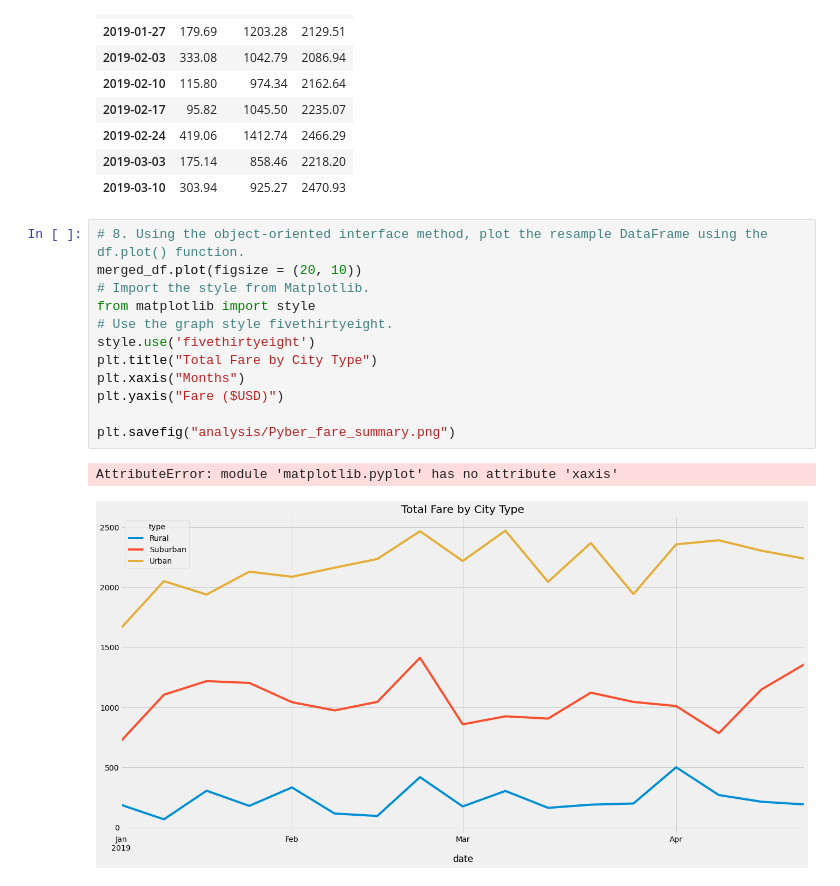
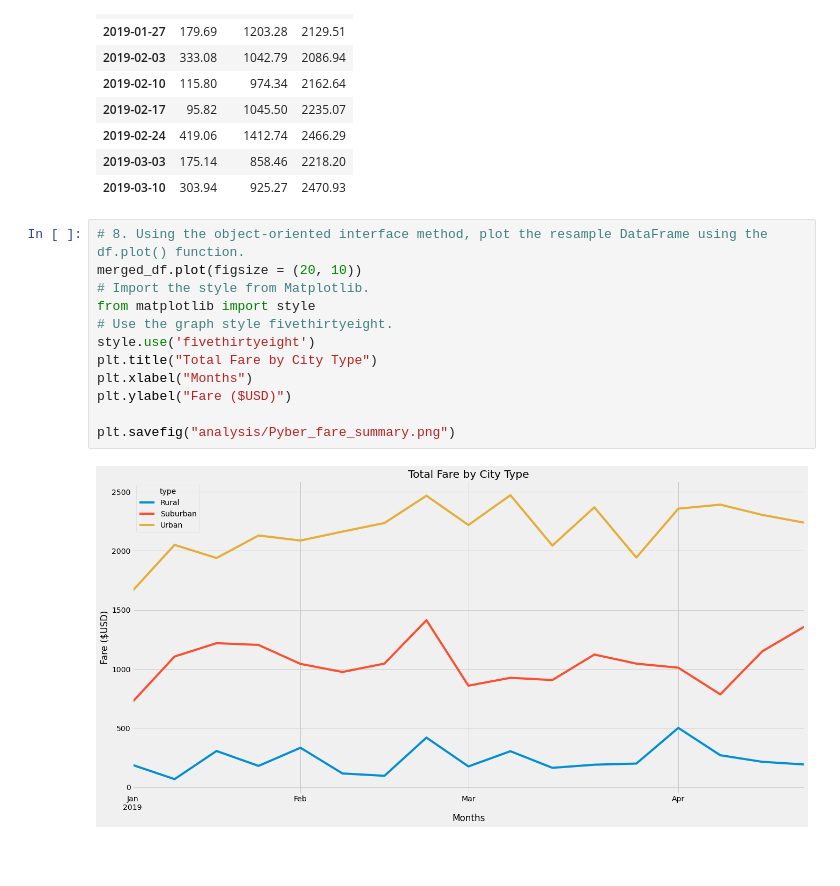
Before and after one commit to Tannerls/PyBer_Analysis, a Jupyter notebook: PyBer_Challenge.ipynb, the cells around one changed output. Drawn from its saved outputs; the diff is of its cells as text; blank space fills up the shorter version.

```diff
--- a/PyBer_Challenge.ipynb
+++ b/PyBer_Challenge.ipynb
@@ -234,15 +234,14 @@ merged_df.head(10)
 # %%
 # 8. Using the object-oriented interface method, plot the resample DataFrame using the df.plot() function.
 merged_df.plot(figsize = (20, 10))
 # Import the style from Matplotlib.
 from matplotlib import style
 # Use the graph style fivethirtyeight.
 style.use('fivethirtyeight')
 plt.title("Total Fare by City Type")
-plt.xaxis("Months")
-plt.yaxis("Fare ($USD)")
+plt.xlabel("Months")
+plt.ylabel("Fare ($USD)")
 
 plt.savefig("analysis/Pyber_fare_summary.png")
 # %% [output]
-AttributeError: module 'matplotlib.pyplot' has no attribute 'xaxis'
-[figure, old version]
+[figure, new version]
```
